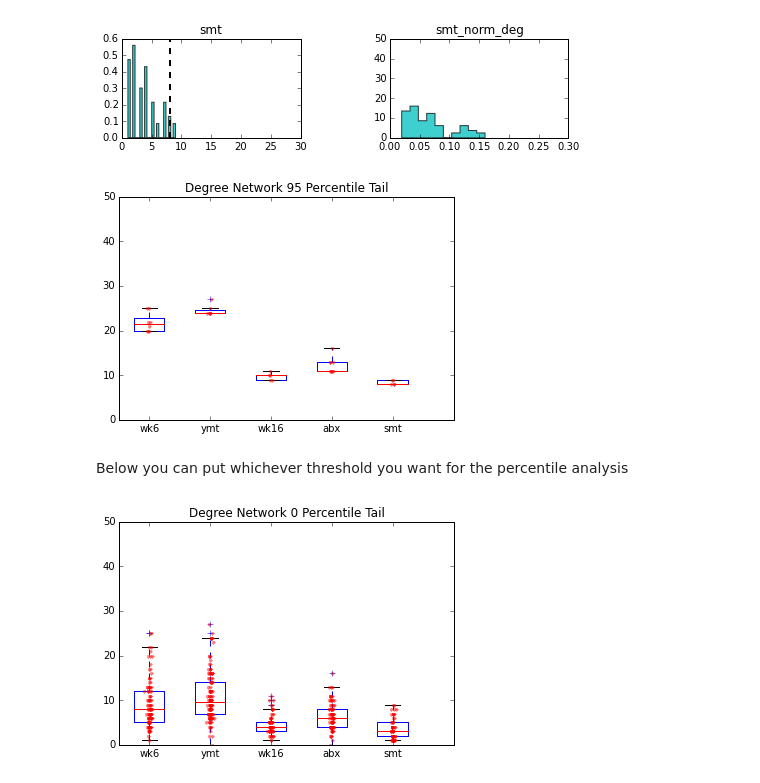
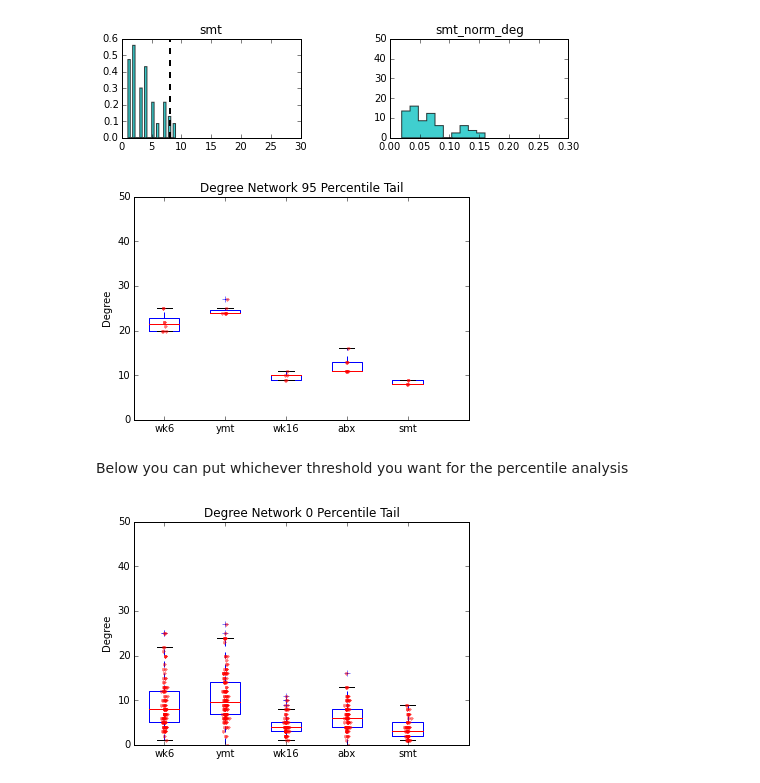
Before and after one commit to dvalenzano/uBiome_Network, a Jupyter notebook: Network_distribution_powerfit.ipynb, the cells around one changed output. Saved outputs shown, nothing was run; the diff lists cells and outputs as text; code cells hidden in the pictures.

```diff
--- a/Network_distribution_powerfit.ipynb
+++ b/Network_distribution_powerfit.ipynb
@@ -683,16 +683,17 @@ data = [wk6_a, ymt_a, wk16_a, abx_a, smt_a]
 # %%
 plt.boxplot(data) # Or you can use the boxplot from Pandas
 plt.ylim(0,50)
 plt.title('Degree Network 95 Percentile Tail')
 
 plt.xticks([1, 2, 3, 4, 5, 6], ['wk6', 'ymt', 'wk16', 'abx', 'smt'])
+plt.ylabel('Degree')
 
 for i in [1,2,3,4,5]:
     y = data[i-1]
     x = np.random.normal(i, 0.02, len(y))
     plt.plot(x, y, 'r.', alpha=0.5)
 # %% [output]
-[figure, old version]
+[figure, new version]
 # %% [markdown]
 Below you can put whichever threshold you want for the percentile analysis
 # %%
@@ -717,7 +718,7 @@ ttl = 'Degree Network %d Percentile Tail' % perc
 plt.boxplot(data) # Or you can use the boxplot from Pandas
 plt.ylim(0,50)
 plt.title(ttl)
-
+plt.ylabel('Degree')
 plt.xticks([1, 2, 3, 4, 5, 6], ['wk6', 'ymt', 'wk16', 'abx', 'smt'])
 
 for i in [1,2,3,4,5]:
@@ -725,4 +726,4 @@ for i in [1,2,3,4,5]:
     x = np.random.normal(i, 0.02, len(y))
     plt.plot(x, y, 'r.', alpha=0.5)
 # %% [output]
-[figure, old version]
+[figure, new version]
```
Also changed, not shown: parts of 4 cells of this notebook.
